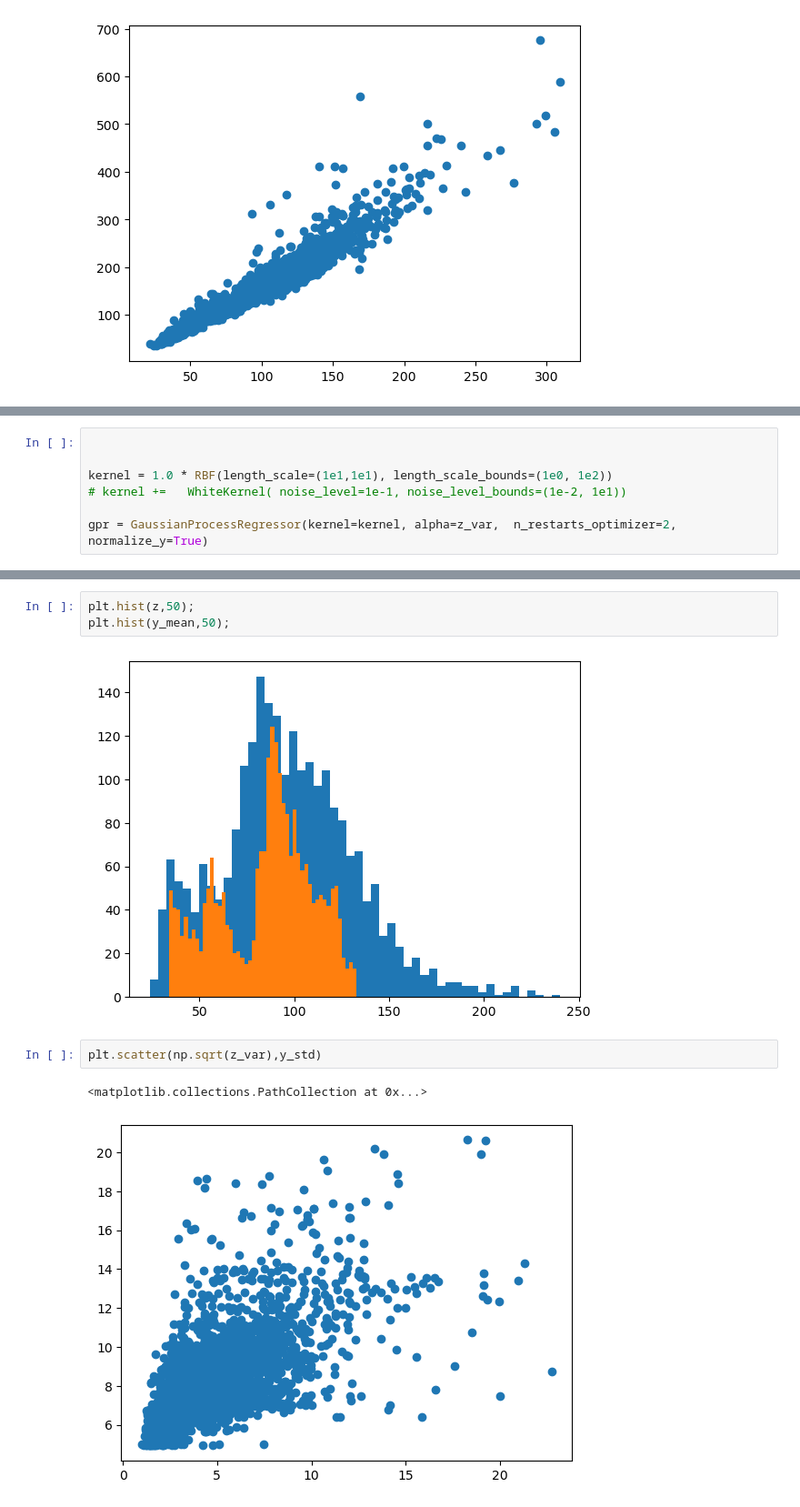
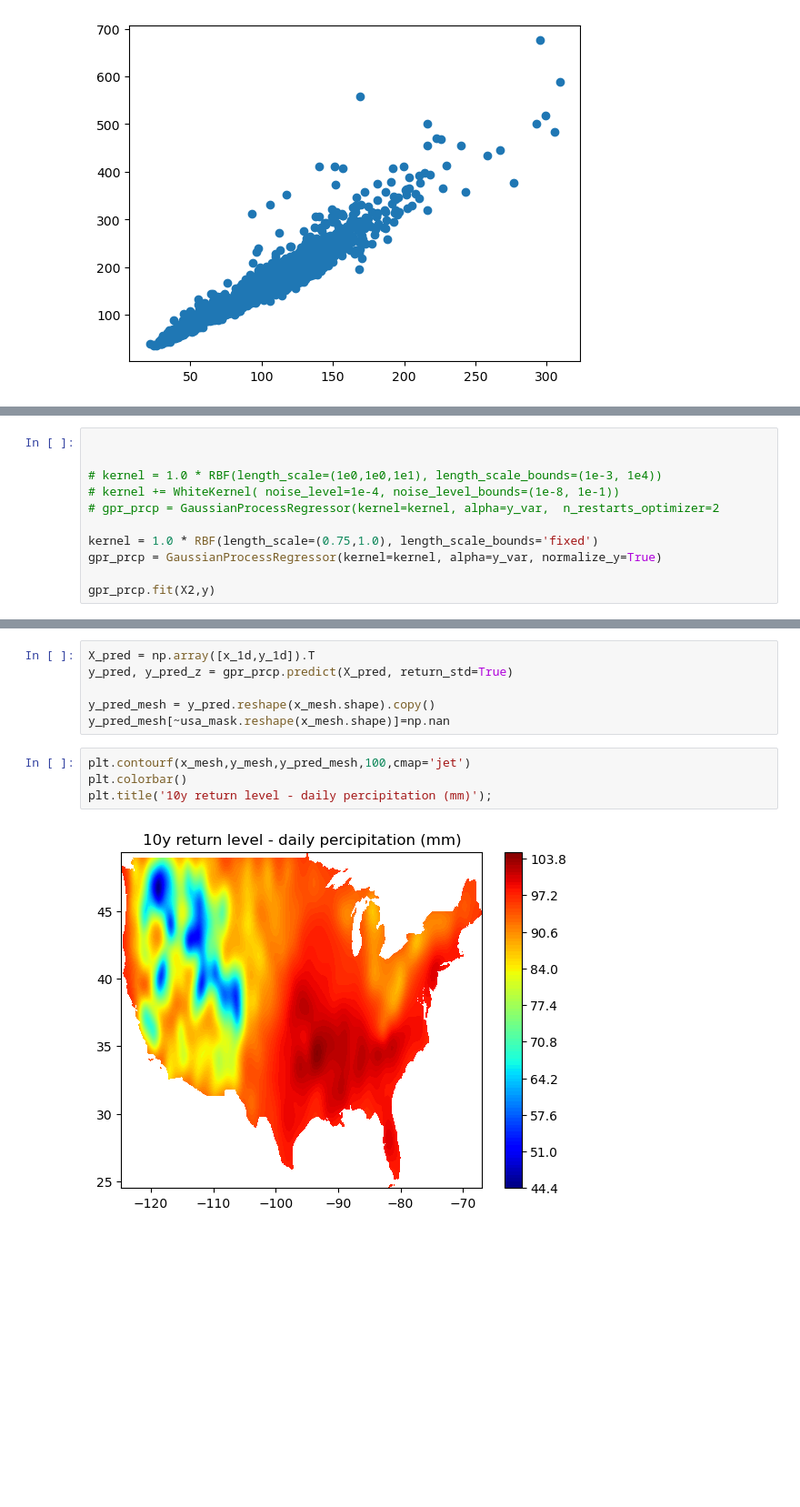
Before and after one commit to jjmossel/extremeweather, a Jupyter notebook: notebooks/PRCP_US_01.ipynb, the cells around one changed output, grey strips where cells are left out. Shown at 91% size. Saved outputs shown, nothing was run; the diff lists cells and outputs as text; blank space fills up the shorter version.

```diff
--- a/notebooks/PRCP_US_01.ipynb
+++ b/notebooks/PRCP_US_01.ipynb
@@ -118,7 +131,11 @@ X.shape
 # %%
 
 
-kernel = 1.0 * RBF(length_scale=(1e1,1e1), length_scale_bounds=(1e0, 1e2))
-# kernel +=   WhiteKernel( noise_level=1e-1, noise_level_bounds=(1e-2, 1e1))
+# kernel = 1.0 * RBF(length_scale=(1e0,1e0,1e1), length_scale_bounds=(1e-3, 1e4))
+# kernel += WhiteKernel( noise_level=1e-4, noise_level_bounds=(1e-8, 1e-1))
+# gpr_prcp = GaussianProcessRegressor(kernel=kernel, alpha=y_var,  n_restarts_optimizer=2
 
-gpr = GaussianProcessRegressor(kernel=kernel, alpha=z_var,  n_restarts_optimizer=2, normalize_y=True)
+kernel = 1.0 * RBF(length_scale=(0.75,1.0), length_scale_bounds='fixed')
+gpr_prcp = GaussianProcessRegressor(kernel=kernel, alpha=y_var, normalize_y=True)
+
+gpr_prcp.fit(X2,y)
@@ -158,10 +151,12 @@ plt.scatter(z,y_mean)
-# %%
-plt.hist(z,50);
-plt.hist(y_mean,50);
-# %% [output]
-[figure, removed]
-# %%
-plt.scatter(np.sqrt(z_var),y_std)
-# %% [output]
-<matplotlib.collections.PathCollection at 0x...>
-[figure, removed]
+# %%
+X_pred = np.array([x_1d,y_1d]).T
+y_pred, y_pred_z = gpr_prcp.predict(X_pred, return_std=True)
+
+y_pred_mesh = y_pred.reshape(x_mesh.shape).copy()
+y_pred_mesh[~usa_mask.reshape(x_mesh.shape)]=np.nan
+# %%
+plt.contourf(x_mesh,y_mesh,y_pred_mesh,100,cmap='jet')
+plt.colorbar()
+plt.title('10y return level - daily percipitation (mm)');
+# %% [output]
+[figure, added]
```
Also changed, not shown: parts of 25 cells of this notebook.
